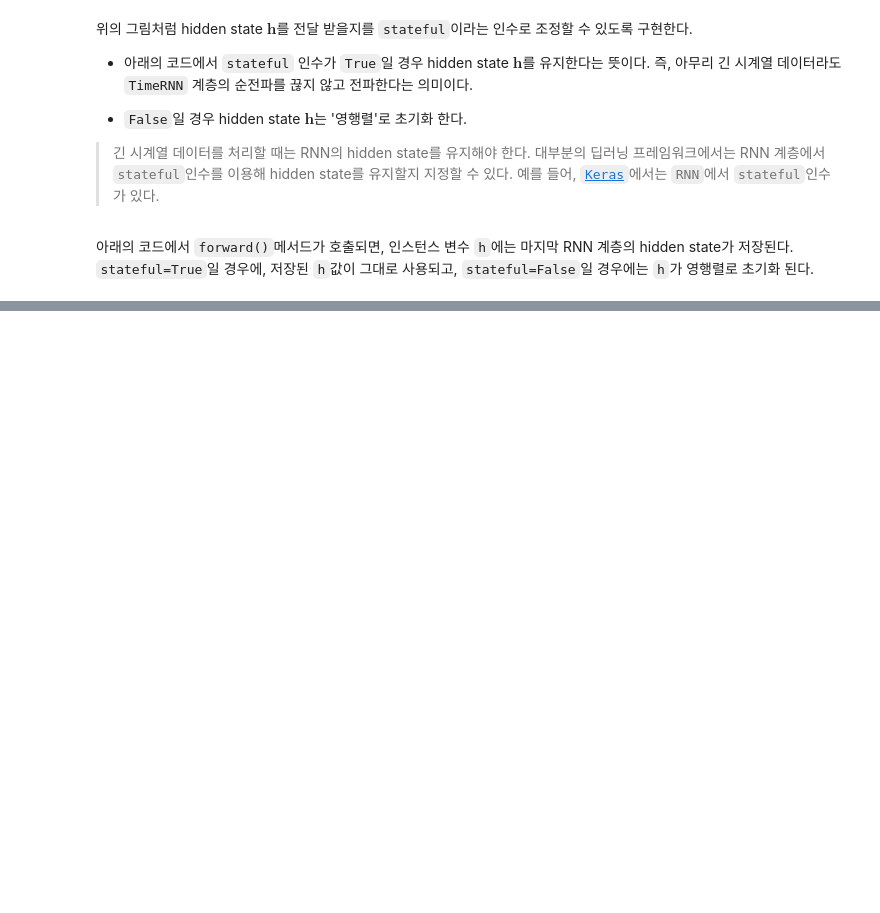
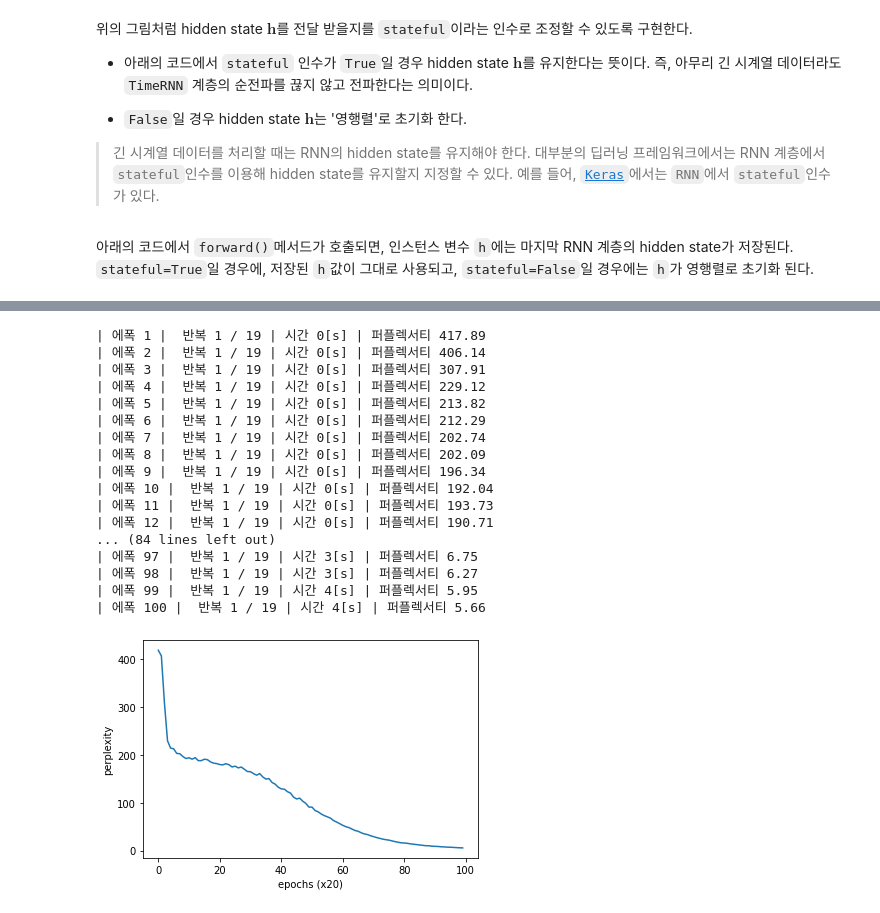
Before and after one commit to ExcelsiorCJH/DLFromScratch2, a Jupyter notebook: Chap05-Recurrent_Neural_Network/notebook.ipynb, the cells around one changed output, grey strips where cells are left out. Drawn from its saved outputs; the diff is of its cells as text; code cells hidden in the pictures; blank space fills up the shorter version.

```diff
--- a/Chap05-Recurrent_Neural_Network/notebook.ipynb
+++ b/Chap05-Recurrent_Neural_Network/notebook.ipynb
@@ -296,0 +605,53 @@ class TimeRNN:
+# %%
+# chap05/train.py
+%matplotlib inline
+import sys
+sys.path.append('..')
+from common.optimizer import SGD
+from common.trainer import RnnlmTrainer
+from dataset import ptb
+from simple_rnnlm import SimpleRnnlm
+
+
+# 하이퍼파라미터 설정
+batch_size = 10
+wordvec_size = 100
+hidden_size = 100  # RNN의 은닉 상태 벡터의 원소 수
+time_size = 5  # RNN을 펼치는 크기
+lr = 0.1
+max_epoch = 100
+
+# 학습 데이터 읽기
+corpus, word_to_id, id_to_word = ptb.load_data('train')
+corpus_size = 1000  # 테스트 데이터셋을 작게 설정
+corpus = corpus[:corpus_size]
+vocab_size = int(max(corpus) + 1)
+xs = corpus[:-1]  # 입력
+ts = corpus[1:]  # 출력（정답 레이블）
+
+# 모델 생성
+model = SimpleRnnlm(vocab_size, wordvec_size, hidden_size)
+optimizer = SGD(lr)
+trainer = RnnlmTrainer(model, optimizer)
+
+trainer.fit(xs, ts, max_epoch, batch_size, time_size)
+trainer.plot()
+# %% [output]
+| 에폭 1 |  반복 1 / 19 | 시간 0[s] | 퍼플렉서티 417.89
+| 에폭 2 |  반복 1 / 19 | 시간 0[s] | 퍼플렉서티 406.14
+| 에폭 3 |  반복 1 / 19 | 시간 0[s] | 퍼플렉서티 307.91
+| 에폭 4 |  반복 1 / 19 | 시간 0[s] | 퍼플렉서티 229.12
+| 에폭 5 |  반복 1 / 19 | 시간 0[s] | 퍼플렉서티 213.82
+| 에폭 6 |  반복 1 / 19 | 시간 0[s] | 퍼플렉서티 212.29
+| 에폭 7 |  반복 1 / 19 | 시간 0[s] | 퍼플렉서티 202.74
+| 에폭 8 |  반복 1 / 19 | 시간 0[s] | 퍼플렉서티 202.09
+| 에폭 9 |  반복 1 / 19 | 시간 0[s] | 퍼플렉서티 196.34
+| 에폭 10 |  반복 1 / 19 | 시간 0[s] | 퍼플렉서티 192.04
+| 에폭 11 |  반복 1 / 19 | 시간 0[s] | 퍼플렉서티 193.73
+| 에폭 12 |  반복 1 / 19 | 시간 0[s] | 퍼플렉서티 190.71
+... (84 lines left out)
+| 에폭 97 |  반복 1 / 19 | 시간 3[s] | 퍼플렉서티 6.75
+| 에폭 98 |  반복 1 / 19 | 시간 3[s] | 퍼플렉서티 6.27
+| 에폭 99 |  반복 1 / 19 | 시간 4[s] | 퍼플렉서티 5.95
+| 에폭 100 |  반복 1 / 19 | 시간 4[s] | 퍼플렉서티 5.66
+[figure, added]
```
Also changed, not shown: parts of 19 cells of this notebook, 10 other files.
